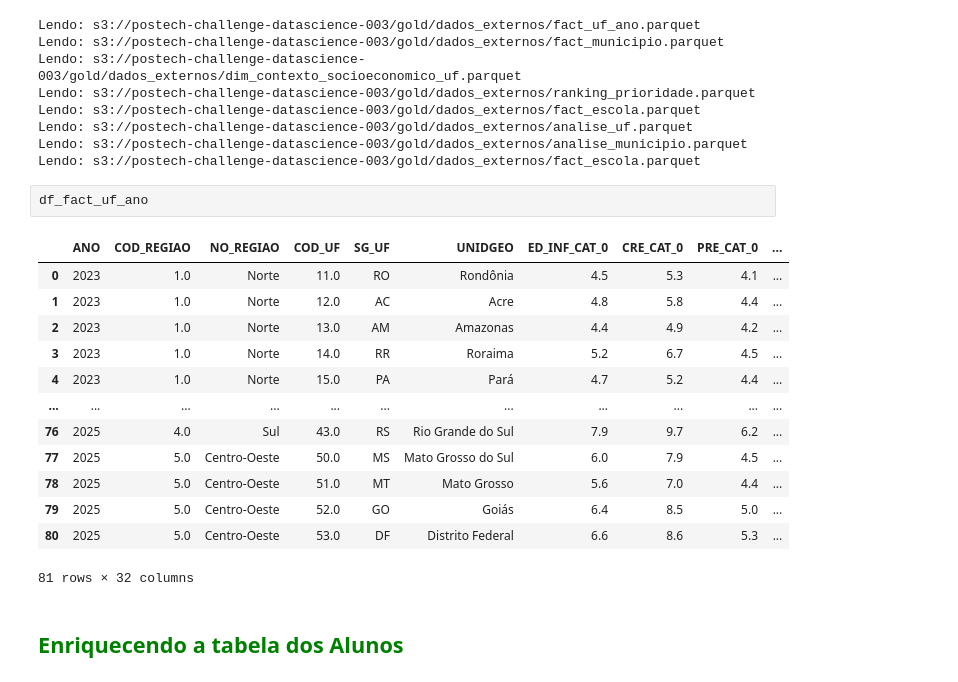
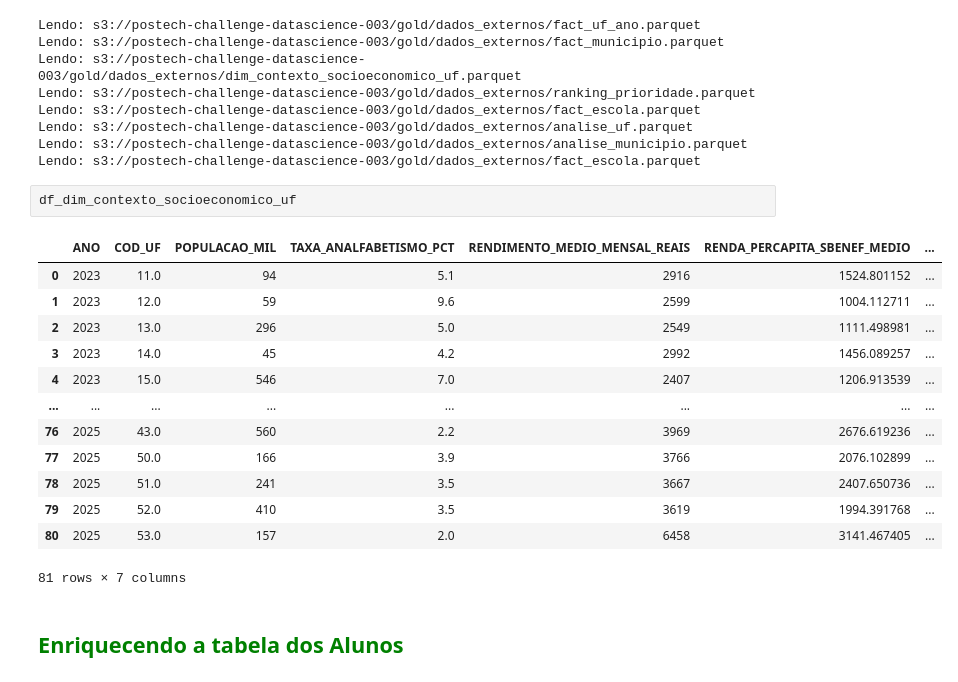
Before and after one commit to LucasRuizMartins/fiap_tech_challenge_03, a Jupyter notebook: notebooks/EDA_Ci.ipynb, the cells around one changed output. Cells and saved outputs as stored; diff of their text form.

Commit message:
Atualiza notebook EDA Ci, trabalhando nivel alunos - subi metas e socio economicas, com cruzamento...

```diff
--- a/notebooks/EDA_Ci.ipynb
+++ b/notebooks/EDA_Ci.ipynb
@@ -928,21 +932,21 @@ Lendo: s3://postech-challenge-datascience-003/gold/dados_externos/analise_uf.par
 Lendo: s3://postech-challenge-datascience-003/gold/dados_externos/analise_municipio.parquet
 Lendo: s3://postech-challenge-datascience-003/gold/dados_externos/fact_escola.parquet
 # %%
-df_fact_uf_ano
+df_dim_contexto_socioeconomico_uf
 # %% [output]
-|  | ANO | COD_REGIAO | NO_REGIAO | COD_UF | SG_UF | UNIDGEO | ED_INF_CAT_0 | CRE_CAT_0 | PRE_CAT_0 | ... |
-| 0 | 2023 | 1.0 | Norte | 11.0 | RO | Rondônia | 4.5 | 5.3 | 4.1 | ... |
-| 1 | 2023 | 1.0 | Norte | 12.0 | AC | Acre | 4.8 | 5.8 | 4.4 | ... |
-| 2 | 2023 | 1.0 | Norte | 13.0 | AM | Amazonas | 4.4 | 4.9 | 4.2 | ... |
-| 3 | 2023 | 1.0 | Norte | 14.0 | RR | Roraima | 5.2 | 6.7 | 4.5 | ... |
-| 4 | 2023 | 1.0 | Norte | 15.0 | PA | Pará | 4.7 | 5.2 | 4.4 | ... |
-| ... | ... | ... | ... | ... | ... | ... | ... | ... | ... | ... |
-| 76 | 2025 | 4.0 | Sul | 43.0 | RS | Rio Grande do Sul | 7.9 | 9.7 | 6.2 | ... |
-| 77 | 2025 | 5.0 | Centro-Oeste | 50.0 | MS | Mato Grosso do Sul | 6.0 | 7.9 | 4.5 | ... |
-| 78 | 2025 | 5.0 | Centro-Oeste | 51.0 | MT | Mato Grosso | 5.6 | 7.0 | 4.4 | ... |
-| 79 | 2025 | 5.0 | Centro-Oeste | 52.0 | GO | Goiás | 6.4 | 8.5 | 5.0 | ... |
-| 80 | 2025 | 5.0 | Centro-Oeste | 53.0 | DF | Distrito Federal | 6.6 | 8.6 | 5.3 | ... |
+|  | ANO | COD_UF | POPULACAO_MIL | TAXA_ANALFABETISMO_PCT | RENDIMENTO_MEDIO_MENSAL_REAIS | RENDA_PERCAPITA_SBENEF_MEDIO | ... |
+| 0 | 2023 | 11.0 | 94 | 5.1 | 2916 | 1524.801152 | ... |
+| 1 | 2023 | 12.0 | 59 | 9.6 | 2599 | 1004.112711 | ... |
+| 2 | 2023 | 13.0 | 296 | 5.0 | 2549 | 1111.498981 | ... |
+| 3 | 2023 | 14.0 | 45 | 4.2 | 2992 | 1456.089257 | ... |
+| 4 | 2023 | 15.0 | 546 | 7.0 | 2407 | 1206.913539 | ... |
+| ... | ... | ... | ... | ... | ... | ... | ... |
+| 76 | 2025 | 43.0 | 560 | 2.2 | 3969 | 2676.619236 | ... |
+| 77 | 2025 | 50.0 | 166 | 3.9 | 3766 | 2076.102899 | ... |
+| 78 | 2025 | 51.0 | 241 | 3.5 | 3667 | 2407.650736 | ... |
+| 79 | 2025 | 52.0 | 410 | 3.5 | 3619 | 1994.391768 | ... |
+| 80 | 2025 | 53.0 | 157 | 2.0 | 6458 | 3141.467405 | ... |
-81 rows × 32 columns
+81 rows × 7 columns
 # %% [markdown]
 ## <font color="green">Enriquecendo a tabela dos Alunos </font>
 # %% [markdown]
```
Also changed, not shown: parts of 22 cells of this notebook.
